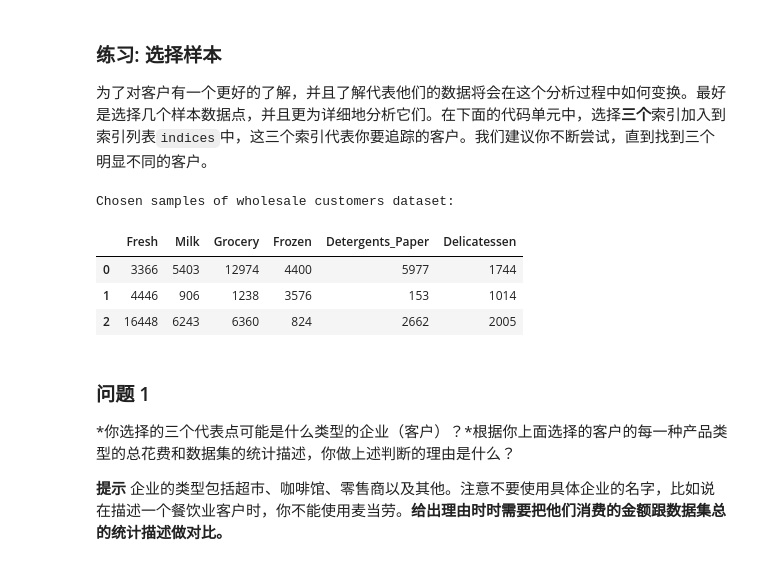
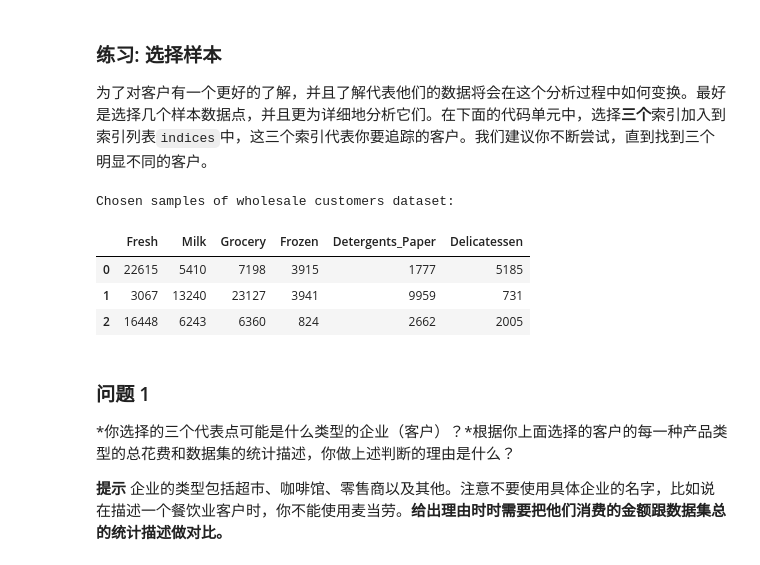
Before and after one commit to Jenson-Z/machine-learning, a Jupyter notebook: projects/creating_customer_segments/customer_segments.ipynb, the cells around one changed output. Drawn from its saved outputs; the diff is of its cells as text; code cells hidden in the pictures.

```diff
--- a/projects/creating_customer_segments/customer_segments.ipynb
+++ b/projects/creating_customer_segments/customer_segments.ipynb
@@ -58,17 +58,16 @@ display(data.describe())
 为了对客户有一个更好的了解，并且了解代表他们的数据将会在这个分析过程中如何变换。最好是选择几个样本数据点，并且更为详细地分析它们。在下面的代码单元中，选择**三个**索引加入到索引列表`indices`中，这三个索引代表你要追踪的客户。我们建议你不断尝试，直到找到三个明显不同的客户。
 # %%
 # TODO：从数据集中选择三个你希望抽样的数据点的索引
-indices = [10,400,300]
-
+indices = [4,200,300]
 # 为选择的样本建立一个DataFrame
 samples = pd.DataFrame(data.loc[indices], columns = data.keys()).reset_index(drop = True)
 print "Chosen samples of wholesale customers dataset:"
 display(samples)
 # %% [output]
 Chosen samples of wholesale customers dataset:
 |  | Fresh | Milk | Grocery | Frozen | Detergents_Paper | Delicatessen |
-| 0 | 3366 | 5403 | 12974 | 4400 | 5977 | 1744 |
-| 1 | 4446 | 906 | 1238 | 3576 | 153 | 1014 |
+| 0 | 22615 | 5410 | 7198 | 3915 | 1777 | 5185 |
+| 1 | 3067 | 13240 | 23127 | 3941 | 9959 | 731 |
 | 2 | 16448 | 6243 | 6360 | 824 | 2662 | 2005 |
 # %% [markdown]
 ### 问题 1
```
Also changed, not shown: parts of 15 cells of this notebook, 1 other file.
